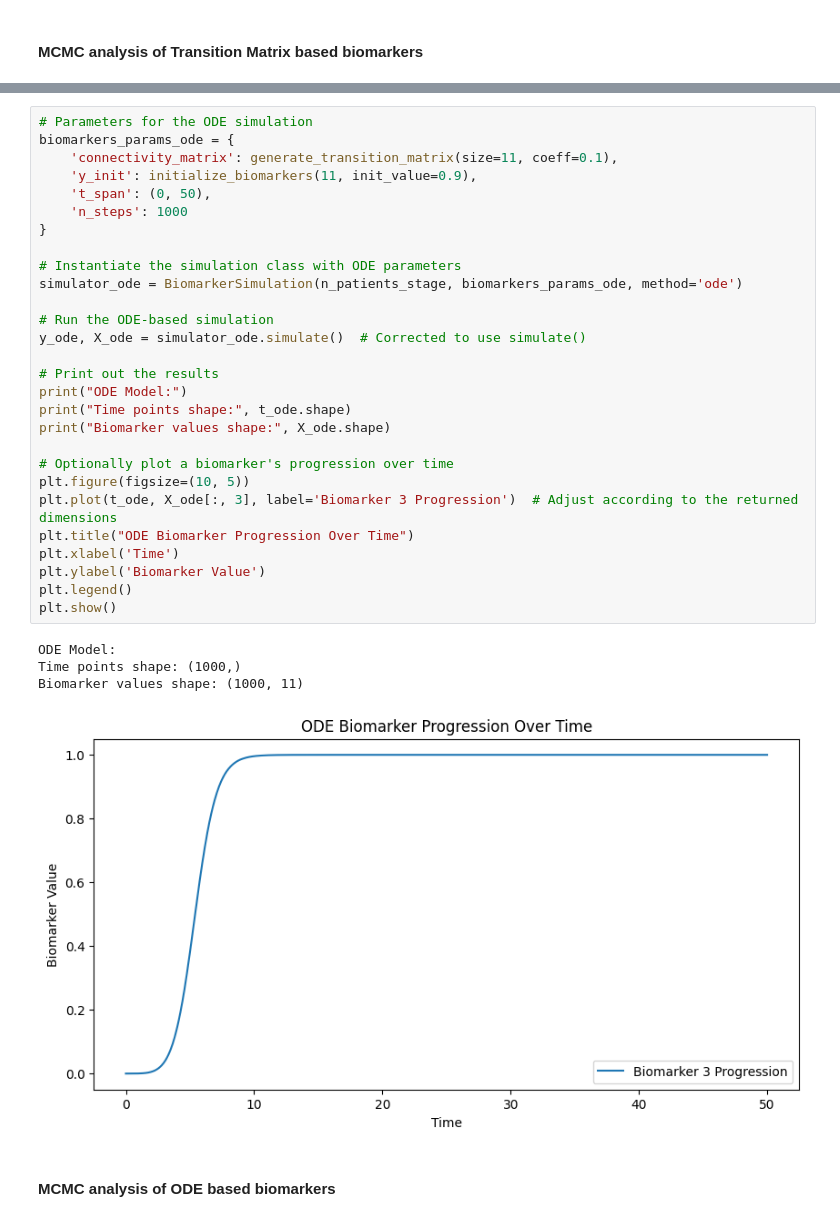
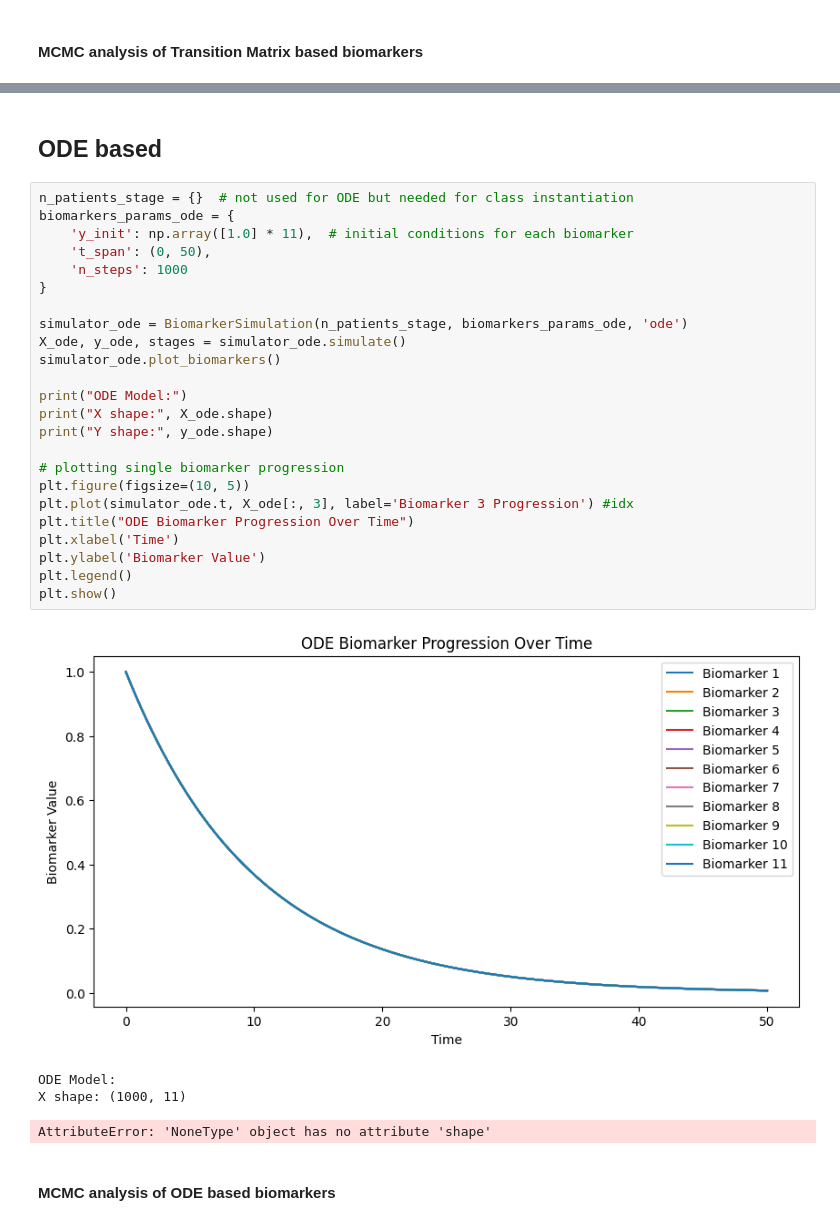
Before and after one commit to LAMCIG/Progression_models_simulations, a Jupyter notebook: simulation_class/biomarker_simulation_demo.ipynb, the cells around one changed output, grey strips where cells are left out. Drawn from its saved outputs; the diff is of its cells as text.

```diff
--- a/simulation_class/biomarker_simulation_demo.ipynb
+++ b/simulation_class/biomarker_simulation_demo.ipynb
@@ -107,35 +126,33 @@ Y shape: (1020,)
+# %% [markdown]
+## ODE based
 # %%
-# Parameters for the ODE simulation
+n_patients_stage = {}  # not used for ODE but needed for class instantiation
 biomarkers_params_ode = {
-    'connectivity_matrix': generate_transition_matrix(size=11, coeff=0.1),
-    'y_init': initialize_biomarkers(11, init_value=0.9),
+    'y_init': np.array([1.0] * 11),  # initial conditions for each biomarker
     't_span': (0, 50),
     'n_steps': 1000
 }
 
-# Instantiate the simulation class with ODE parameters
-simulator_ode = BiomarkerSimulation(n_patients_stage, biomarkers_params_ode, method='ode')
+simulator_ode = BiomarkerSimulation(n_patients_stage, biomarkers_params_ode, 'ode')
+X_ode, y_ode, stages = simulator_ode.simulate()
+simulator_ode.plot_biomarkers()
 
-# Run the ODE-based simulation
-y_ode, X_ode = simulator_ode.simulate()  # Corrected to use simulate()
+print("ODE Model:")
+print("X shape:", X_ode.shape)
+print("Y shape:", y_ode.shape)
 
-# Print out the results
-print("ODE Model:")
-print("Time points shape:", t_ode.shape)
-print("Biomarker values shape:", X_ode.shape)
-
-# Optionally plot a biomarker's progression over time
+# plotting single biomarker progression
 plt.figure(figsize=(10, 5))
-plt.plot(t_ode, X_ode[:, 3], label='Biomarker 3 Progression')  # Adjust according to the returned dimensions
+plt.plot(simulator_ode.t, X_ode[:, 3], label='Biomarker 3 Progression') #idx
 plt.title("ODE Biomarker Progression Over Time")
 plt.xlabel('Time')
 plt.ylabel('Biomarker Value')
 plt.legend()
 plt.show()
 # %% [output]
+[figure, new version]
 ODE Model:
-Time points shape: (1000,)
-Biomarker values shape: (1000, 11)
+X shape: (1000, 11)
-[figure, old version]
+AttributeError: 'NoneType' object has no attribute 'shape'
 # %% [markdown]
 #### MCMC analysis of ODE based biomarkers
```
Also changed, not shown: parts of 9 cells of this notebook, 4 other files.
